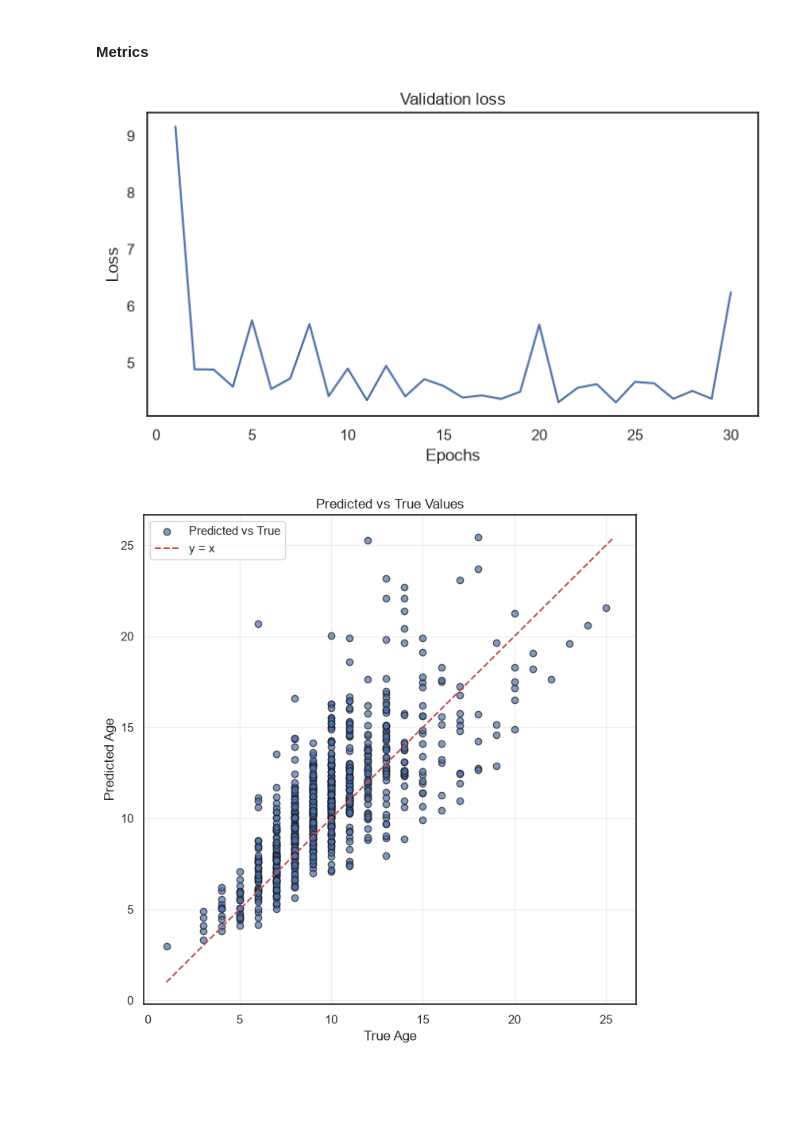
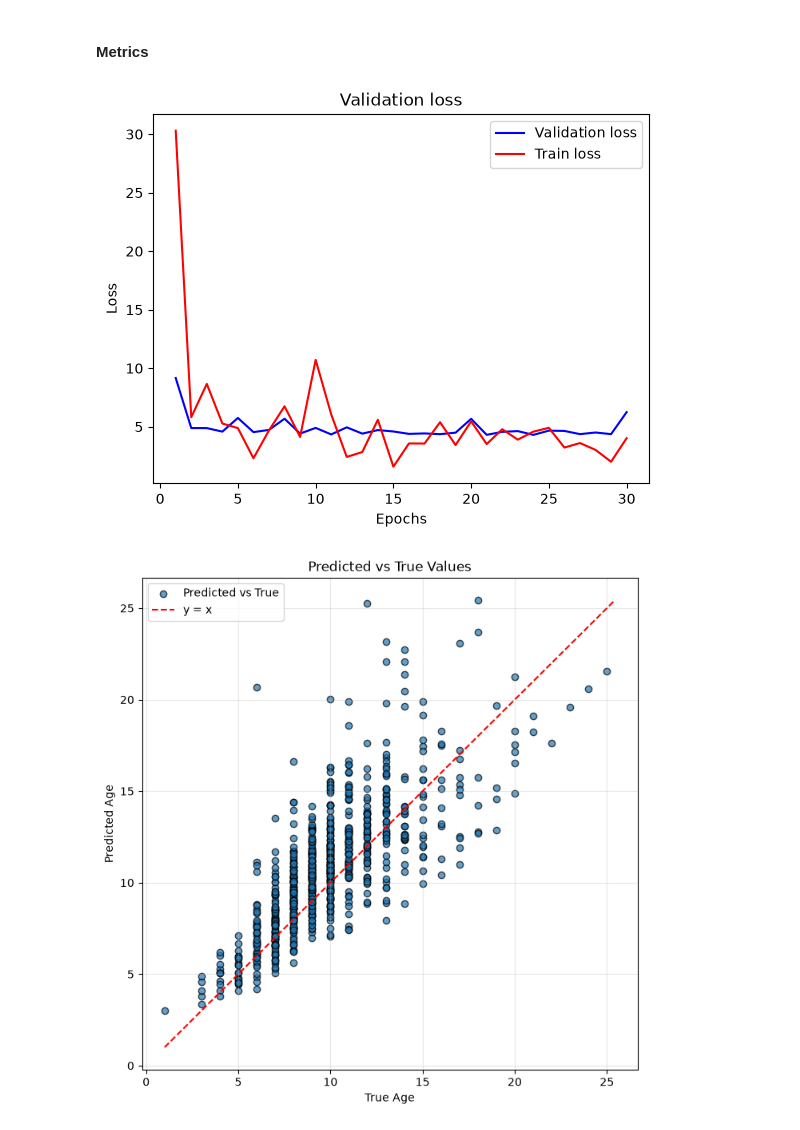
Before and after one commit to leejsya/MLProgramming, a Jupyter notebook: week6/DL_Abalone_Regression.ipynb, the cells around one changed output. Saved outputs shown, nothing was run; the diff lists cells and outputs as text; code cells hidden in the pictures; blank space fills up the shorter version.

```diff
--- a/week6/DL_Abalone_Regression.ipynb
+++ b/week6/DL_Abalone_Regression.ipynb
@@ -184,8 +184,8 @@ def evaluate(dataloader, model, loss_fn):
 def Train_Loop(dataloader, model, loss_fn, epochs, optimizer, min_loss):
     step = 0
     # 각 배치의 평균 loss값을 저장하는 리스트
-    loss_history = []
-
+    train_loss_history = []
+    val_loss_history = []
     model.train()
     for epoch in range(epochs):
         for batch in dataloader:
@@ -200,13 +200,19 @@ def Train_Loop(dataloader, model, loss_fn, epochs, optimizer, min_loss):
             if step % 10 == 0:
                 print(f"(step {step}) train loss: {loss.item():.4f}")
 
+            # train loss값 저장
+            losses = []
+            losses.append(loss.item())
+        # 평균 train loss값 추가
+        train_loss_history.append(np.mean(losses))
+
         val_loss, all_preds, all_targets = evaluate(
             val_dataloader,
             model,
             loss_fn
         )
-        # 평균 loss값 추가
-        loss_history.append(val_loss)
+        # 평균 validation loss값 추가
+        val_loss_history.append(val_loss)
         print(f"[epoch {epoch+1}/{epochs}] val loss: {val_loss:.4f}\n")
 
         # val_loss가 가장 작을 때의 모델을 저장
@@ -214,7 +220,7 @@ def Train_Loop(dataloader, model, loss_fn, epochs, optimizer, min_loss):
             min_loss = val_loss
             torch.save(model.state_dict(), 'State_Dict/model4.pt')
 
-    return min_loss, loss_history, all_preds, all_targets
+    return min_loss, val_loss_history, train_loss_history, all_preds, all_targets
 # %% [markdown]
 #### Training
 # %%
@@ -222,7 +228,7 @@ def Train_Loop(dataloader, model, loss_fn, epochs, optimizer, min_loss):
 min_loss = float('inf')
 
 # epochs=30으로 모델 training
-min_loss, loss_history, all_preds, all_targets = Train_Loop(
+min_loss, val_loss_history, train_loss_history, all_preds, all_targets = Train_Loop(
     train_dataloader,
     model,
     loss_fn,
@@ -267,14 +273,17 @@ test loss: 4.4039
 #### Metrics
 # %%
 # 학습 중 epoch에 따라 loss의 변화를 기록하여 나타낸 그래프
-plt.plot(range(1, len(loss_history)+1), loss_history, 'b', label="Validation loss")
+plt.plot(range(1, len(val_loss_history)+1), val_loss_history, 'b', label="Validation loss")
+plt.plot(range(1, len(train_loss_history)+1), train_loss_history, 'r', label="Train loss")
 plt.title("Validation loss")
 plt.xlabel("Epochs")
 plt.ylabel("Loss")
+plt.legend()
 plt.show()
 # %% [output]
-[figure, old version]
+[figure, new version]
 # %%
+# 예측결과를 산점도로 표현
 plt.figure(figsize=(8,8))
 plt.scatter(all_targets, all_preds, alpha=0.7, label="Predicted vs True", edgecolor='k')
 
@@ -289,4 +298,4 @@ plt.legend()
 plt.grid(alpha=0.3)
 plt.show()
 # %% [output]
-[figure, old version]
+[figure, new version]
```
